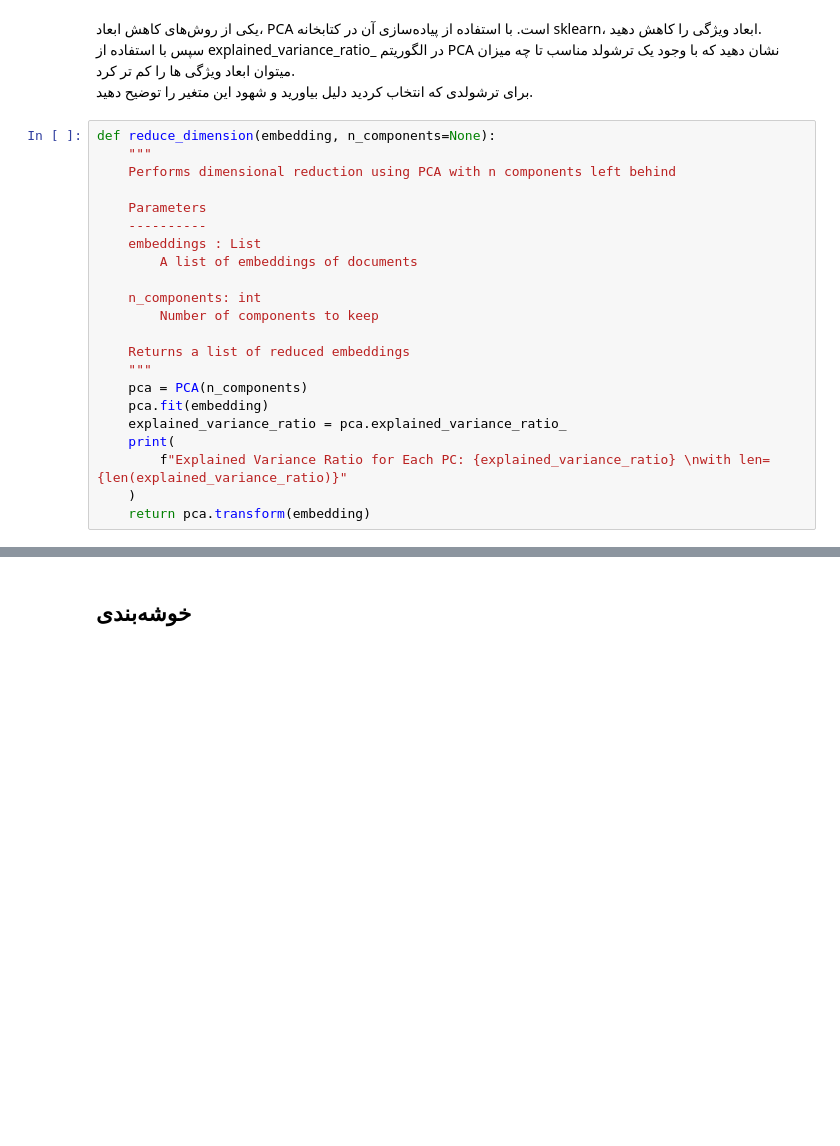
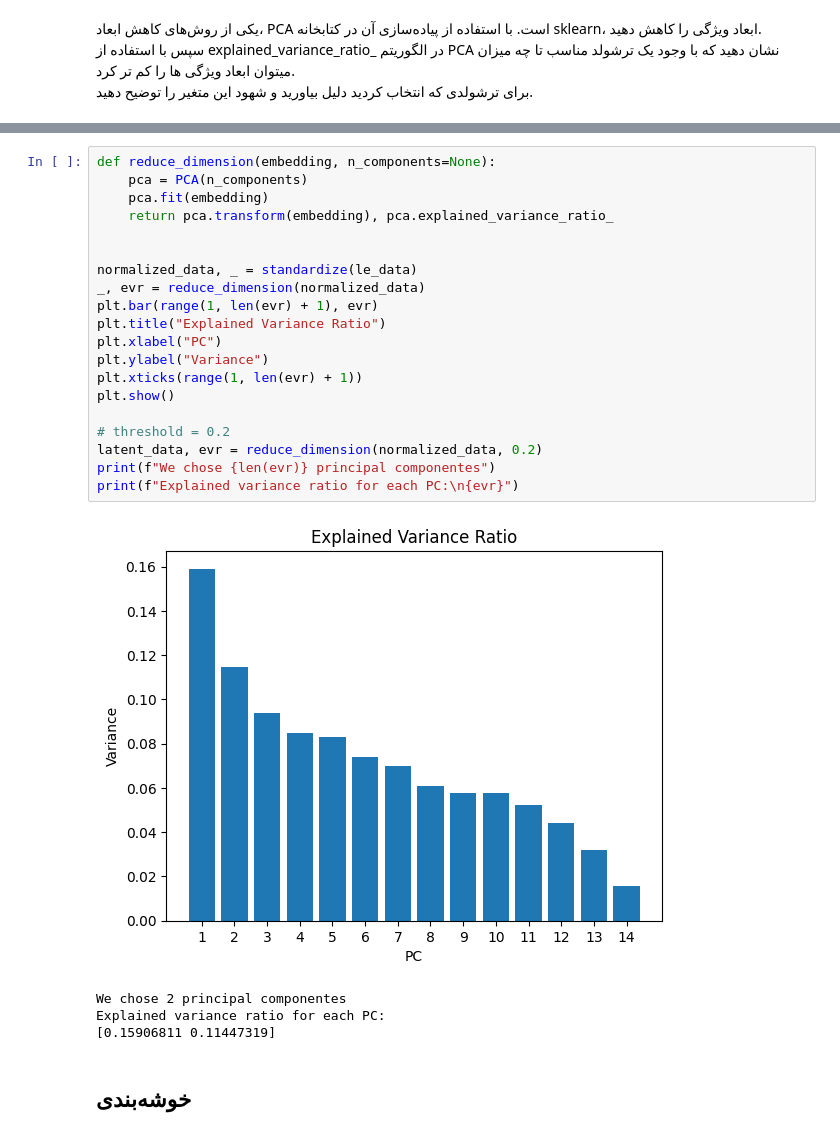
Before and after one commit to sehbeygi79/K-Means, a Jupyter notebook: k-means.ipynb, the cells around one changed output, grey strips where cells are left out. Saved outputs shown, nothing was run; the diff lists cells and outputs as text; blank space fills up the shorter version.

```diff
--- a/k-means.ipynb
+++ b/k-means.ipynb
@@ -101,25 +111,3 @@ def standardize(df, numeric_columns=None):
 <br>
 برای ترشولدی که انتخاب کردید دلیل بیاورید و شهود این متغیر را توضیح دهید.
 </div>
-# %%
-def reduce_dimension(embedding, n_components=None):
-    """
-    Performs dimensional reduction using PCA with n components left behind
-
-    Parameters
-    ----------
-    embeddings : List
-        A list of embeddings of documents
-
-    n_components: int
-        Number of components to keep
-
-    Returns a list of reduced embeddings
-    """
-    pca = PCA(n_components)
-    pca.fit(embedding)
-    explained_variance_ratio = pca.explained_variance_ratio_
-    print(
-        f"Explained Variance Ratio for Each PC: {explained_variance_ratio} \nwith len= {len(explained_variance_ratio)}"
-    )
-    return pca.transform(embedding)
@@ -138,3 +119,28 @@ with len= 12
+# %%
+def reduce_dimension(embedding, n_components=None):
+    pca = PCA(n_components)
+    pca.fit(embedding)
+    return pca.transform(embedding), pca.explained_variance_ratio_
+
+
+normalized_data, _ = standardize(le_data)
+_, evr = reduce_dimension(normalized_data)
+plt.bar(range(1, len(evr) + 1), evr)
+plt.title("Explained Variance Ratio")
+plt.xlabel("PC")
+plt.ylabel("Variance")
+plt.xticks(range(1, len(evr) + 1))
+plt.show()
+
+# threshold = 0.2
+latent_data, evr = reduce_dimension(normalized_data, 0.2)
+print(f"We chose {len(evr)} principal componentes")
+print(f"Explained variance ratio for each PC:\n{evr}")
+# %% [output]
+[figure, added]
+We chose 2 principal componentes
+Explained variance ratio for each PC:
+[0.15906811 0.11447319]
 # %% [markdown]
 <div dir="rtl">
 <h2>
```
Also changed, not shown: parts of 19 cells of this notebook.
